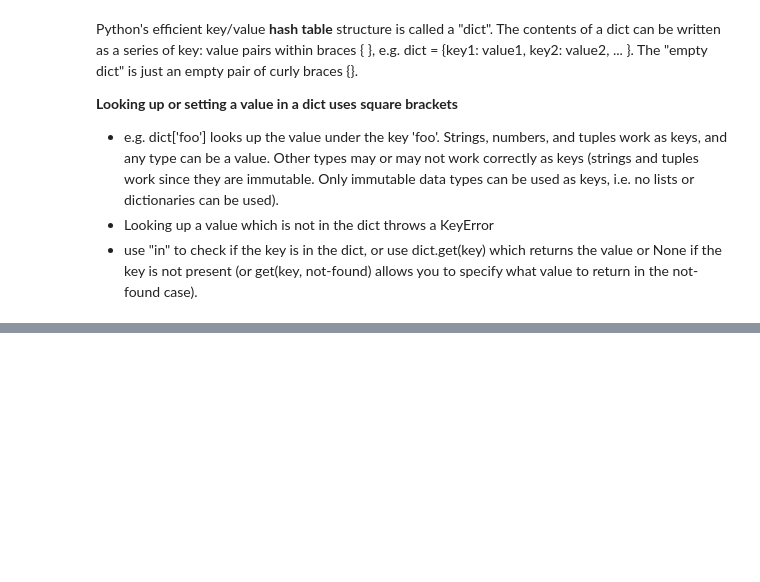
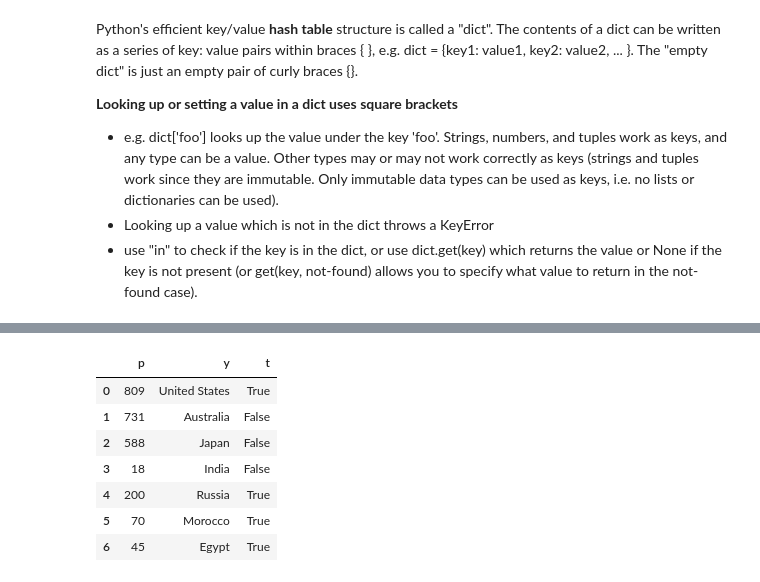
Before and after one commit to yueying-teng/RF, a Jupyter notebook: Data slicing & Dict.ipynb, the cells around one changed output, grey strips where cells are left out. Cells and saved outputs as stored; diff of their text form; code cells hidden in the pictures; blank space fills up the shorter version.

```diff
--- a/Data slicing & Dict.ipynb
+++ b/Data slicing & Dict.ipynb
@@ -1110,0 +1253,15 @@ Python's efficient key/value **hash table** structure is called a "dict". The co
+# %%
+# rename columns
+cars.rename(columns = {'cars_per_cap': 'cpc', 'drives_right': 'dr'})
+
+# rename using lambda, the anonymous functions
+cars.rename(columns = lambda x: x[-1])
+# %% [output]
+|  | p | y | t |
+| 0 | 809 | United States | True |
+| 1 | 731 | Australia | False |
+| 2 | 588 | Japan | False |
+| 3 | 18 | India | False |
+| 4 | 200 | Russia | True |
+| 5 | 70 | Morocco | True |
+| 6 | 45 | Egypt | True |
```
Also changed, not shown: parts of 39 cells of this notebook.
